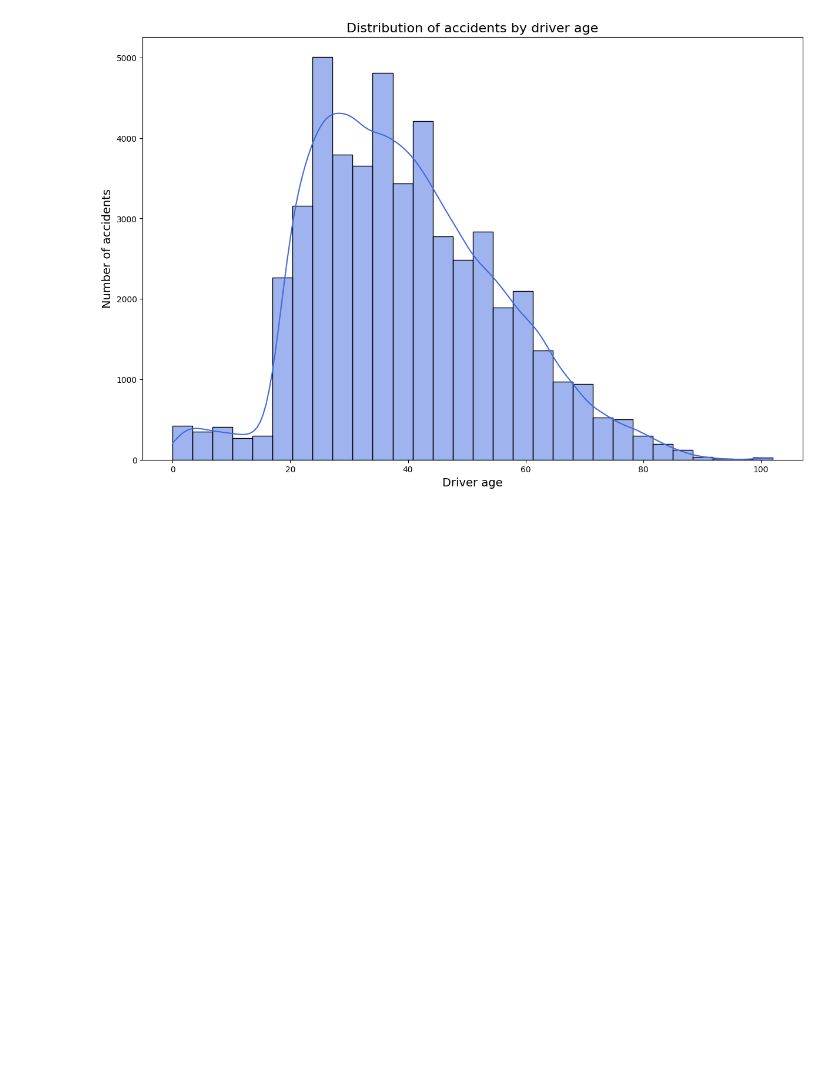
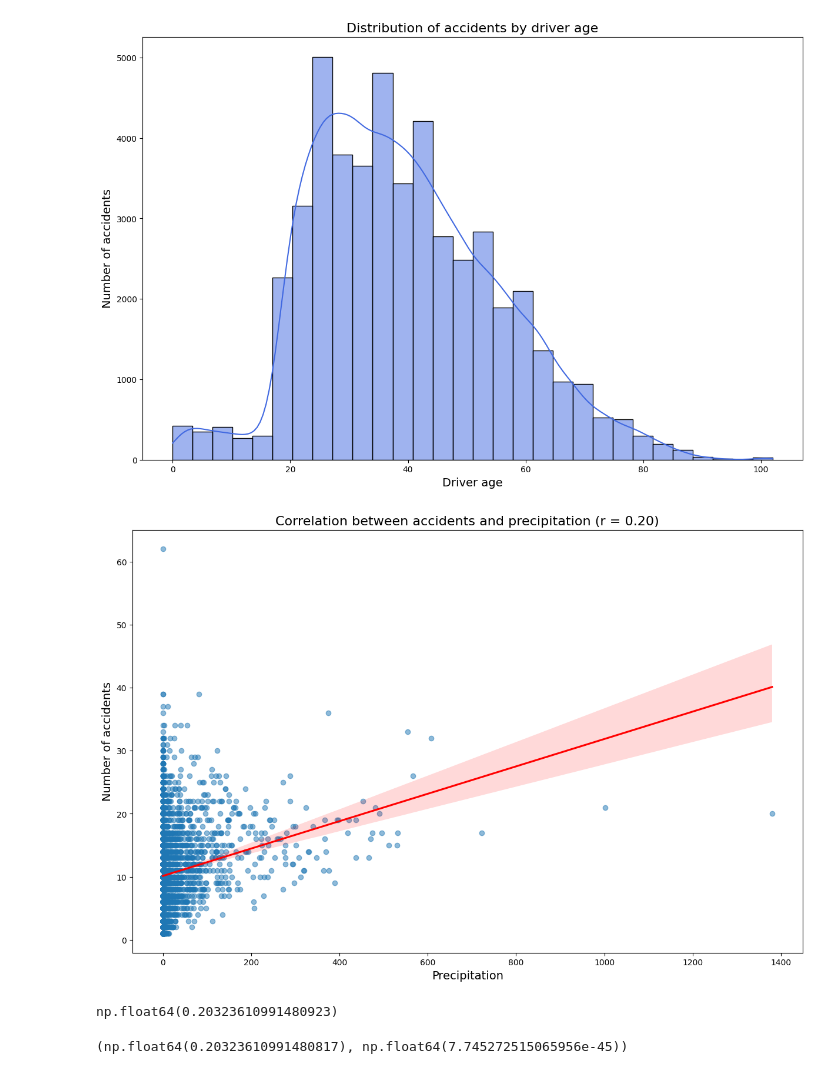
Before and after one commit to jiri-bartosik01/bsec-2025, a Jupyter notebook: analysis/analyse-xbarto0m.ipynb, the cells around one changed output. Drawn from its saved outputs; the diff is of its cells as text; code cells hidden in the pictures; blank space fills up the shorter version.

```diff
--- a/analysis/analyse-xbarto0m.ipynb
+++ b/analysis/analyse-xbarto0m.ipynb
@@ -258,28 +259,37 @@ plt.close(fig)
 # %% [output]
 [figure]
 # %%
-import seaborn as sns
-import matplotlib.pyplot as plt
-import pandas as pd
+df_daily = data.groupby('datum').agg(
+    accident_count=('datum', 'count'),
+    total_precipitation=('úhrn_srážek', 'sum')
+).reset_index()
 
-# Ensure the dataset is loaded
-# Drop rows with missing precipitation values
-df_corr = df.dropna(subset=['úhrn_srážek'])
+correlation = df_daily[['total_precipitation', 'accident_count']].corr().iloc[0, 1]
+fig, ax = plt.subplots(1, 1, figsize=(12, 8), constrained_layout=true)
+sns.regplot(data=df_daily, x='total_precipitation', y='accident_count', scatter_kws={'alpha': 0.5}, line_kws={'color': 'red'})
 
-# Compute correlation between number of accidents and precipitation
-correlation = df_corr[['úhrn_srážek', 'datum']].corr().iloc[0, 1]
 
-# Plot scatterplot with regression line
-plt.figure(figsize=(10, 6))
-sns.regplot(data=df_corr, x='úhrn_srážek', y='datum', scatter_kws={'alpha': 0.5}, line_kws={'color': 'red'})
+plt.xlabel("precipitation", fontsize=14)
+plt.ylabel("number of accidents", fontsize=14)
+plt.title(f"correlation between accidents and precipitation (r = {correlation:.2f})", fontsize=16)
 
-# Labels and title
-plt.xlabel("Precipitation (úhrn_srážek)", fontsize=14)
-plt.ylabel("Number of Accidents", fontsize=14)
-plt.title(f"Correlation between Accidents and Precipitation (r = {correlation:.2f})", fontsize=16)
-
-# Show plot
 plt.show()
-
-# Display correlation value
+plt.close(fig)
 correlation
+# %% [output]
+[figure, added]
+np.float64(0.20323610991480923)
+# %%
+import scipy.stats as stats
+
+# Extract precipitation and accident count data
+x = df_daily['total_precipitation']
+y = df_daily['accident_count']
+
+# Compute Pearson correlation coefficient and p-value
+correlation_coefficient, p_value = stats.pearsonr(x, y)
+
+# Display results
+correlation_coefficient, p_value
+# %% [output]
+(np.float64(0.20323610991480817), np.float64(7.745272515065956e-45))
```
Also changed, not shown: parts of 2 cells of this notebook.
